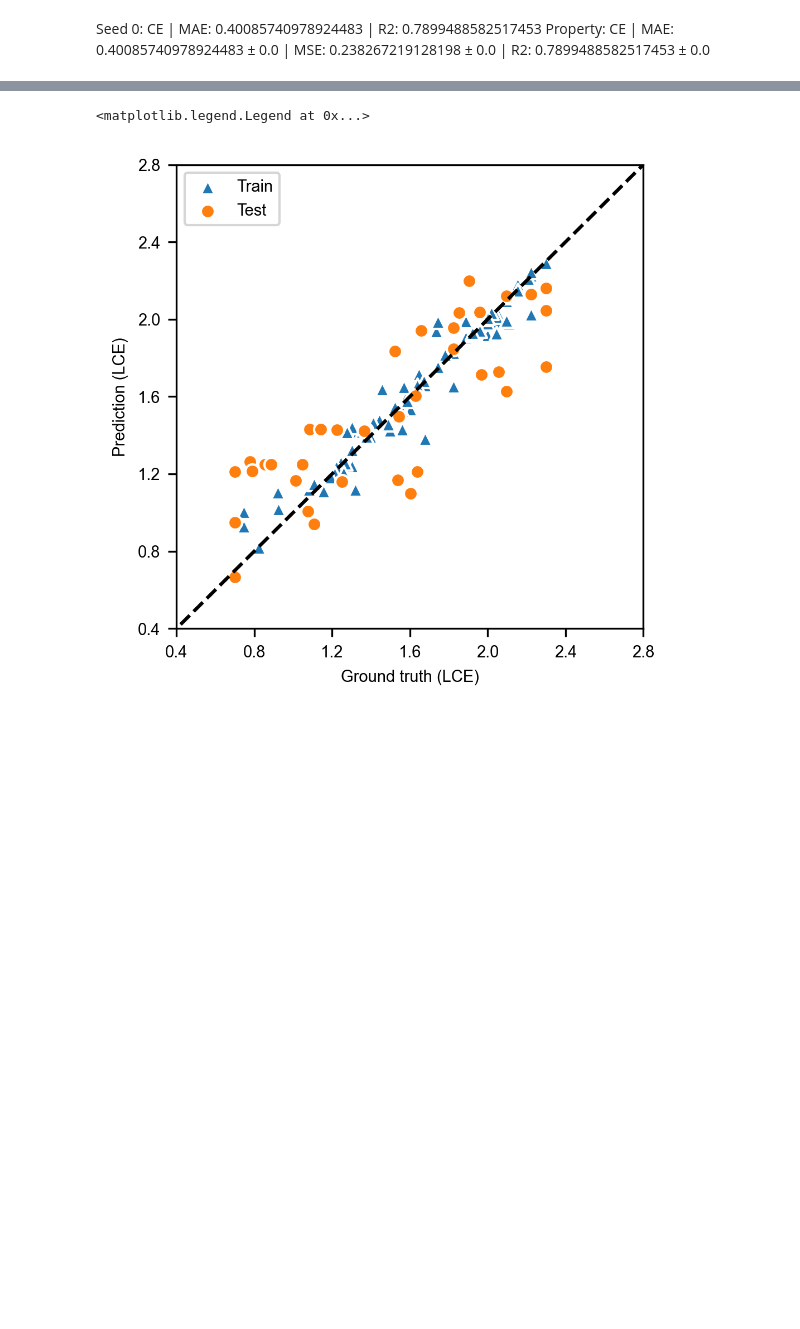
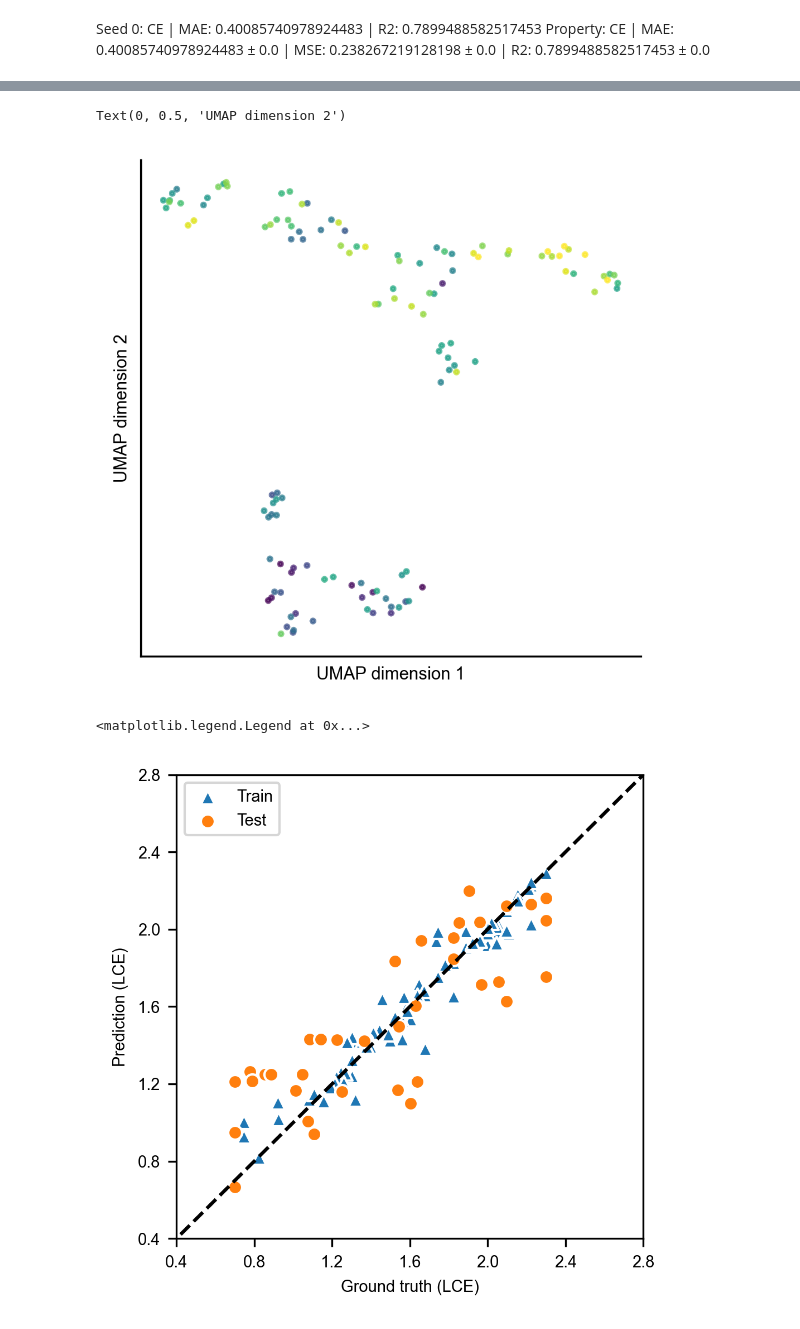
Before and after one commit to shuyayamazaki/HackNIP-kappa, a Jupyter notebook: feat/pnas_ce.ipynb, the cells around one changed output, grey strips where cells are left out. Saved outputs shown, nothing was run; the diff lists cells and outputs as text; code cells hidden in the pictures; blank space fills up the shorter version.

```diff
--- a/feat/pnas_ce.ipynb
+++ b/feat/pnas_ce.ipynb
@@ -464,3 +645,21 @@ Error processing SMILES {'C1COCO1': ['DOL', 40.15279481686619, 37.87999511025112
+# %%
+import umap
+umap_map = umap.UMAP(n_components=2, random_state=42)
+X_umap = umap_map.fit_transform(X)
+# %%
+
+plt.figure(figsize=(3.6,3.6))
+plt.scatter(X_umap[:,0], X_umap[:,1], c=Y, s=3, alpha=.7)
+
+plt.xticks([])
+plt.yticks([])
+plt.gca().spines['right'].set_visible(False)
+plt.gca().spines['top'].set_visible(False)
+plt.xlabel('UMAP dimension 1')
+plt.ylabel('UMAP dimension 2')
+# %% [output]
+Text(0, 0.5, 'UMAP dimension 2')
+[figure, added]
 # %%
 import matplotlib.pyplot as plt
 import matplotlib as mpl
```
Also changed, not shown: parts of 7 cells of this notebook, 3 other files.
